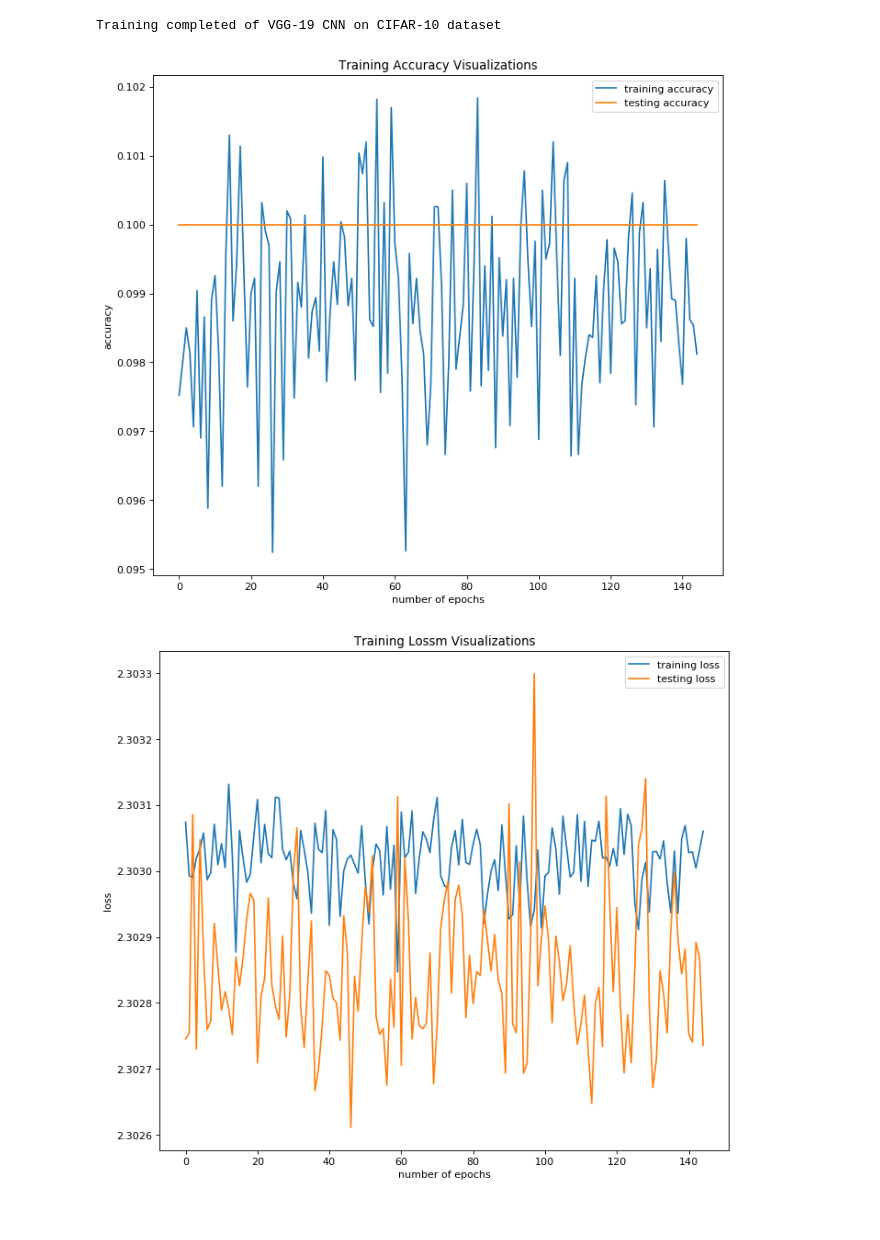
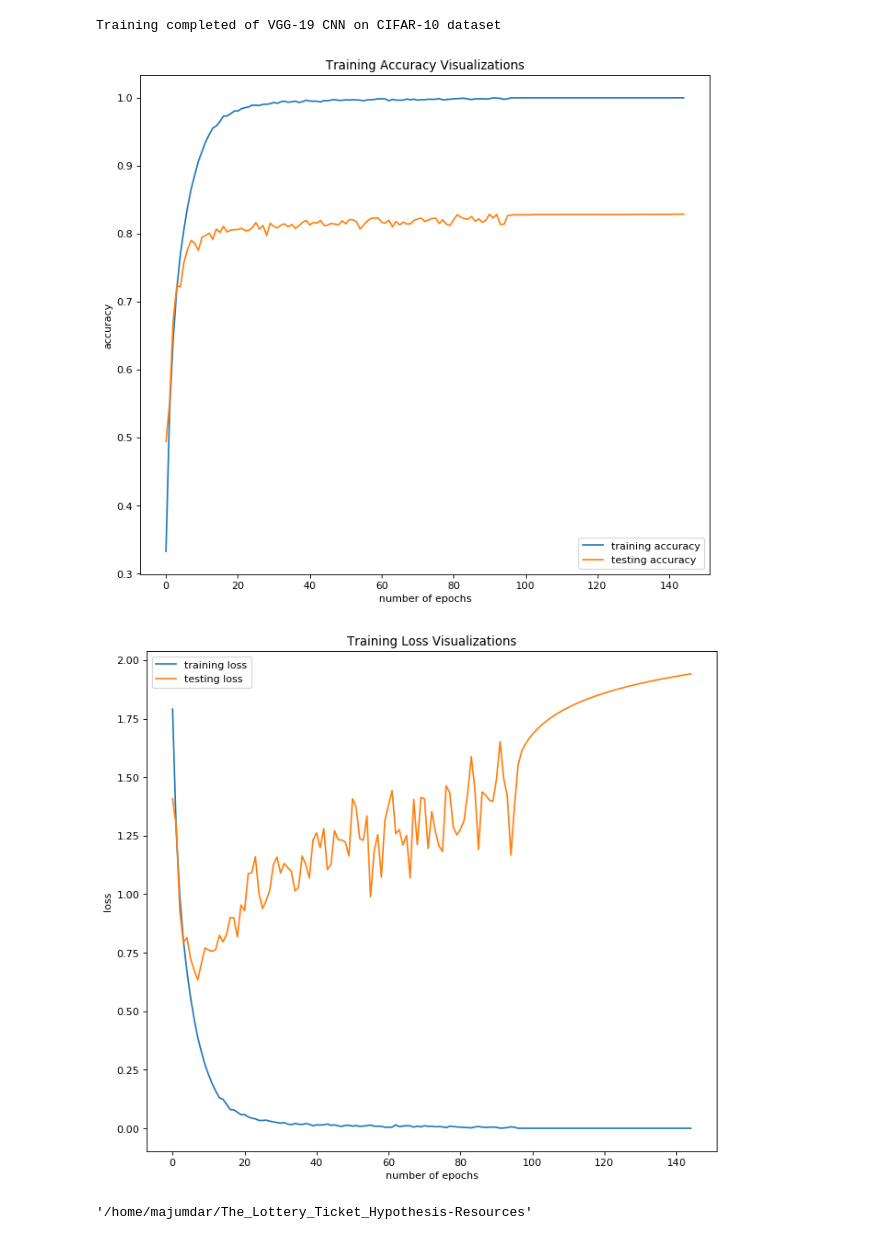
Before and after one commit to arjun-majumdar/Lottery_Ticket_Hypothesis-TensorFlow_2, a Jupyter notebook: VGG_19_LTH_CIFAR10.ipynb, the cells around one changed output. Drawn from its saved outputs; the diff is of its cells as text; code cells hidden in the pictures.

```diff
--- a/VGG_19_LTH_CIFAR10.ipynb
+++ b/VGG_19_LTH_CIFAR10.ipynb
@@ -118,7 +118,7 @@ def pruned_nn():
     model.add(
     Conv2D(
             filters = 64, kernel_size = (3, 3),
-            activation='relu', kernel_initializer = tf.initializers.GlorotUniform(),
+            activation='relu', kernel_initializer = tf.initializers.he_normal(),
             strides = (1, 1), padding = 'same',
             input_shape=(32, 32, 3)
         )
@@ -127,7 +127,7 @@ def pruned_nn():
     model.add(
     Conv2D(
             filters = 64, kernel_size = (3, 3),
-            activation='relu', kernel_initializer = tf.initializers.GlorotUniform(),
+            activation='relu', kernel_initializer = tf.initializers.he_normal(),
             strides = (1, 1), padding = 'same'
         )
     )
@@ -142,7 +142,7 @@ def pruned_nn():
     model.add(
     Conv2D(
             filters = 128, kernel_size = (3, 3),
-            activation='relu', kernel_initializer = tf.initializers.GlorotUniform(),
+            activation='relu', kernel_initializer = tf.initializers.he_normal(),
             strides = (1, 1), padding = 'same'
         )
     )
@@ -150,7 +150,7 @@ def pruned_nn():
     model.add(
     Conv2D(
             filters = 128, kernel_size = (3, 3),
-            activation='relu', kernel_initializer = tf.initializers.GlorotUniform(),
+            activation='relu', kernel_initializer = tf.initializers.he_normal(),
             strides = (1, 1), padding = 'same'
         )
     )
@@ -165,7 +165,7 @@ def pruned_nn():
     model.add(
     Conv2D(
             filters = 256, kernel_size = (3, 3),
-            activation='relu', kernel_initializer = tf.initializers.GlorotUniform(),
+            activation='relu', kernel_initializer = tf.initializers.he_normal(),
             strides = (1, 1), padding = 'same'
         )
     )
@@ -173,7 +173,7 @@ def pruned_nn():
     model.add(
     Conv2D(
             filters = 256, kernel_size = (3, 3),
-            activation='relu', kernel_initializer = tf.initializers.GlorotUniform(),
+            activation='relu', kernel_initializer = tf.initializers.he_normal(),
             strides = (1, 1), padding = 'same'
         )
     )
@@ -181,7 +181,7 @@ def pruned_nn():
     model.add(
     Conv2D(
             filters = 256, kernel_size = (3, 3),
-            activation='relu', kernel_initializer = tf.initializers.GlorotUniform(),
+            activation='relu', kernel_initializer = tf.initializers.he_normal(),
             strides = (1, 1), padding = 'same'
         )
     )
@@ -189,7 +189,7 @@ def pruned_nn():
     model.add(
     Conv2D(
             filters = 256, kernel_size = (3, 3),
-            activation='relu', kernel_initializer = tf.initializers.GlorotUniform(),
+            activation='relu', kernel_initializer = tf.initializers.he_normal(),
             strides = (1, 1), padding = 'same'
         )
     )
@@ -204,7 +204,7 @@ def pruned_nn():
     model.add(
     Conv2D(
             filters = 512, kernel_size = (3, 3),
-            activation='relu', kernel_initializer = tf.initializers.GlorotUniform(),
+            activation='relu', kernel_initializer = tf.initializers.he_normal(),
             strides = (1, 1), padding = 'same'
         )
     )
@@ -212,7 +212,7 @@ def pruned_nn():
     model.add(
     Conv2D(
             filters = 512, kernel_size = (3, 3),
-            activation='relu', kernel_initializer = tf.initializers.GlorotUniform(),
+            activation='relu', kernel_initializer = tf.initializers.he_normal(),
             strides = (1, 1), padding = 'same'
         )
     )
@@ -220,7 +220,7 @@ def pruned_nn():
     model.add(
     Conv2D(
             filters = 512, kernel_size = (3, 3),
-            activation='relu', kernel_initializer = tf.initializers.GlorotUniform(),
+            activation='relu', kernel_initializer = tf.initializers.he_normal(),
             strides = (1, 1), padding = 'same'
         )
     )
@@ -228,7 +228,7 @@ def pruned_nn():
     model.add(
     Conv2D(
             filters = 512, kernel_size = (3, 3),
-            activation='relu', kernel_initializer = tf.initializers.GlorotUniform(),
+            activation='relu', kernel_initializer = tf.initializers.he_normal(),
             strides = (1, 1), padding = 'same'
         )
     )
@@ -243,7 +243,7 @@ def pruned_nn():
     model.add(
     Conv2D(
             filters = 512, kernel_size = (3, 3),
-            activation='relu', kernel_initializer = tf.initializers.GlorotUniform(),
+            activation='relu', kernel_initializer = tf.initializers.he_normal(),
             strides = (1, 1), padding = 'same'
         )
     )
@@ -251,7 +251,7 @@ def pruned_nn():
     model.add(
     Conv2D(
             filters = 512, kernel_size = (3, 3),
-            activation='relu', kernel_initializer = tf.initializers.GlorotUniform(),
+            activation='relu', kernel_initializer = tf.initializers.he_normal(),
             strides = (1, 1), padding = 'same'
         )
     )
@@ -259,7 +259,7 @@ def pruned_nn():
     model.add(
     Conv2D(
             filters = 512, kernel_size = (3, 3),
-            activation='relu', kernel_initializer = tf.initializers.GlorotUniform(),
+            activation='relu', kernel_initializer = tf.initializers.he_normal(),
             strides = (1, 1), padding = 'same'
         )
     )
@@ -267,7 +267,7 @@ def pruned_nn():
     model.add(
     Conv2D(
             filters = 512, kernel_size = (3, 3),
-            activation='relu', kernel_initializer = tf.initializers.GlorotUniform(),
+            activation='relu', kernel_initializer = tf.initializers.he_normal(),
             strides = (1, 1), padding = 'same'
         )
     )
@@ -279,6 +279,7 @@ def pruned_nn():
     )
     )
 
+    model.add(Flatten())
 
     '''
     model.add(
@@ -287,10 +288,6 @@ def pruned_nn():
             strides = (2, 2)
         )
     )
-    '''
-
-    model.add(Flatten())
-
 
     model.add(
     Dense(
@@ -303,6 +300,7 @@ def pruned_nn():
             units = 256, activation='relu'
         )
     )
+    '''
 
     '''
     model.add(
@@ -395,17 +393,17 @@ plt.ylabel("accuracy")
 plt.legend(loc = 'best')
 plt.show()
 # %% [output]
-[figure, old version]
+[figure, new version]
 # %%
 fig=plt.figure(figsize=(10, 9), dpi= 80, facecolor='w', edgecolor='k')
 
 plt.plot(history.history['loss'], label = 'training loss')
 plt.plot(history.history['val_loss'], label = 'testing loss')
 
-plt.title("Training Lossm Visualizations")
+plt.title("Training Loss Visualizations")
 plt.xlabel("number of epochs")
 plt.ylabel("loss")
 plt.legend(loc = 'best')
 plt.show()
 # %% [output]
-[figure, old version]
+[figure, new version]
@@ -411,0 +412,4 @@ plt.show()
+# %%
+os.getcwd()
+# %% [output]
+'/home/majumdar/The_Lottery_Ticket_Hypothesis-Resources'
```
Also changed, not shown: parts of 7 cells of this notebook.
